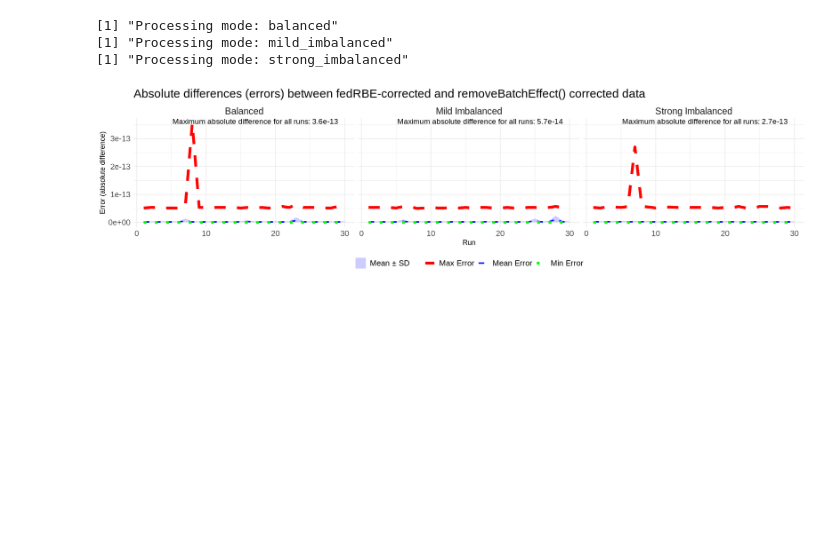
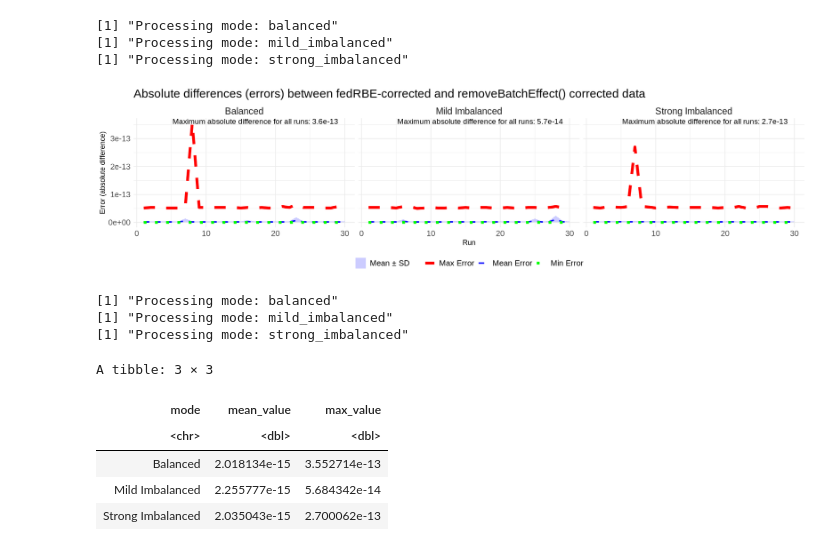
Before and after one commit to Freddsle/fedRBE, a Jupyter notebook: evaluation/evaluation_simulated_30runs.ipynb, the cells around one changed output. Drawn from its saved outputs; the diff is of its cells as text; code cells hidden in the pictures; blank space fills up the shorter version.

```diff
--- a/evaluation/evaluation_simulated_30runs.ipynb
+++ b/evaluation/evaluation_simulated_30runs.ipynb
@@ -300,24 +300,33 @@ ggplot(combined_df, aes(x = run)) +
 # %%
 library(ggplot2)
 library(dplyr)
 
 # List of modes to iterate over
 modes <- c("balanced", "mild_imbalanced", "strong_imbalanced")
 combined_df <- data.frame() # Initialize an empty data frame for combining data
 
 # Read and combine data for all modes
 for (mode in modes) {
     print(paste0("Processing mode: ", mode))
     errors_df <- read.table(paste0("eval_simulation/", mode, "/differences_fedRBE_R.tsv"), sep = "\t", header = TRUE)
     errors_df$mode <- ifelse(mode == "balanced", "Balanced", ifelse(mode == "mild_imbalanced", "Mild Imbalanced", "Strong Imbalanced")) # Add a column for the mode
     combined_df <- rbind(combined_df, errors_df) # Combine data
 }
 
 # Calculate the maximum value for each mode
 mean_values_df <- combined_df %>%
     group_by(mode) %>%
-    summarise(mean_value = mean(mean, na.rm = TRUE))
+    summarise(mean_value = mean(mean, na.rm = TRUE),
+              max_value = max(max, na.rm = TRUE))
 
-# Merge the max values back into the combined dataframe for plotting
-combined_df <- combined_df %>%
-    left_join(max_values_df, by = "mode")
+mean_values_df
+# %% [output]
+[1] "Processing mode: balanced"
+[1] "Processing mode: mild_imbalanced"
+[1] "Processing mode: strong_imbalanced"
+A tibble: 3 × 3
+| mode | mean_value | max_value |
+| <chr> | <dbl> | <dbl> |
+| Balanced | 2.018134e-15 | 3.552714e-13 |
+| Mild Imbalanced | 2.255777e-15 | 5.684342e-14 |
+| Strong Imbalanced | 2.035043e-15 | 2.700062e-13 |
```
Also changed, not shown: 3 other files.
